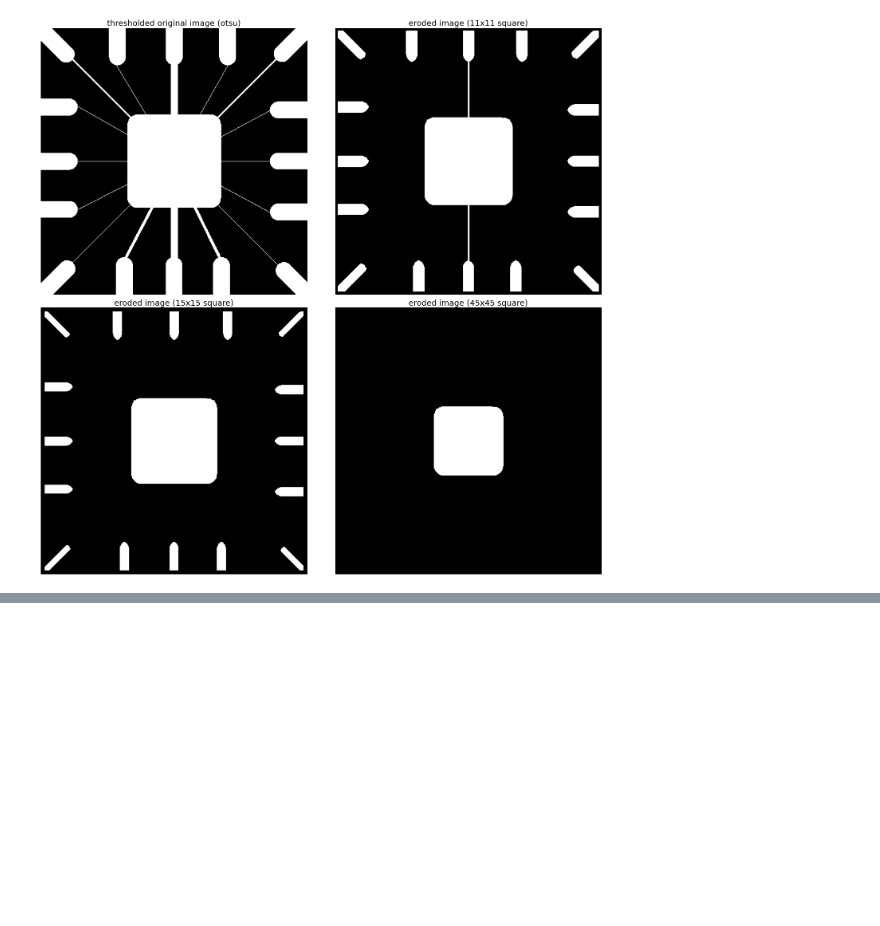
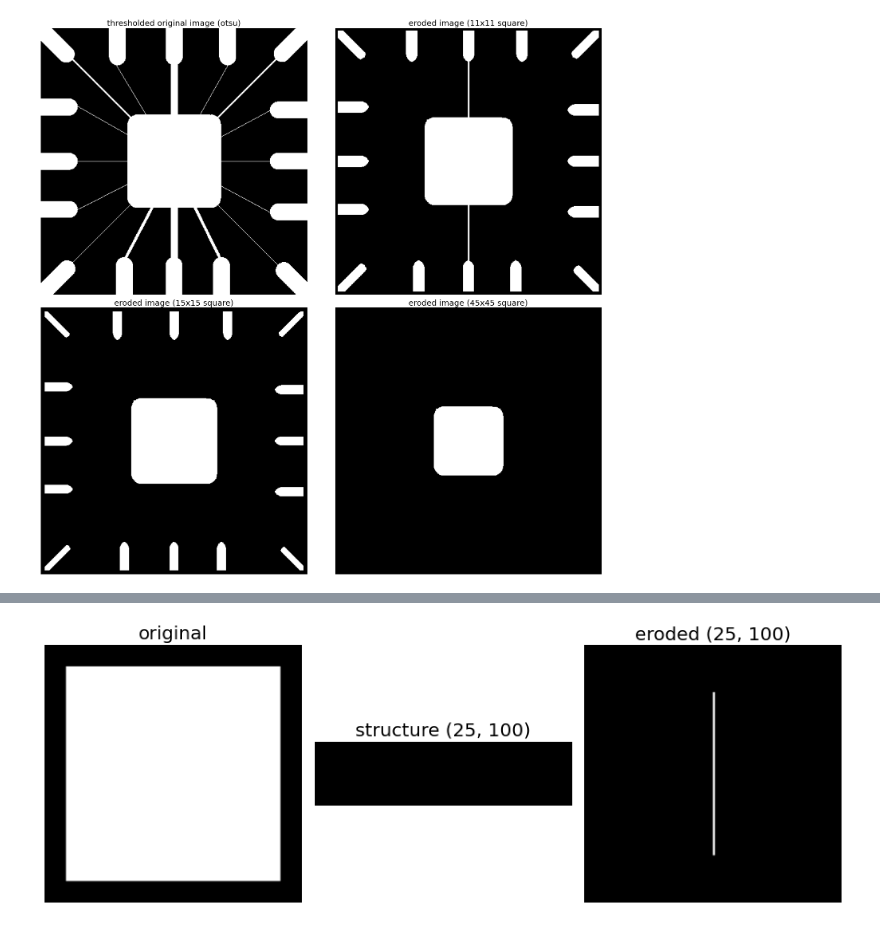
Before and after one commit to lmcanavals/dip, a Jupyter notebook: 13-01-erosion-galore.ipynb, the cells around one changed output, grey strips where cells are left out. Cells and saved outputs as stored; diff of their text form; code cells hidden in the pictures; blank space fills up the shorter version.

```diff
--- a/13-01-erosion-galore.ipynb
+++ b/13-01-erosion-galore.ipynb
@@ -34,0 +67,4 @@ Text(0.5, 1.0, 'eroded image (45x45 square)')
+# %%
+test(im, np.ones((25, 100)))
+# %% [output]
+[figure, added]
```
Also changed, not shown: parts of 9 cells of this notebook, 2 other files.
